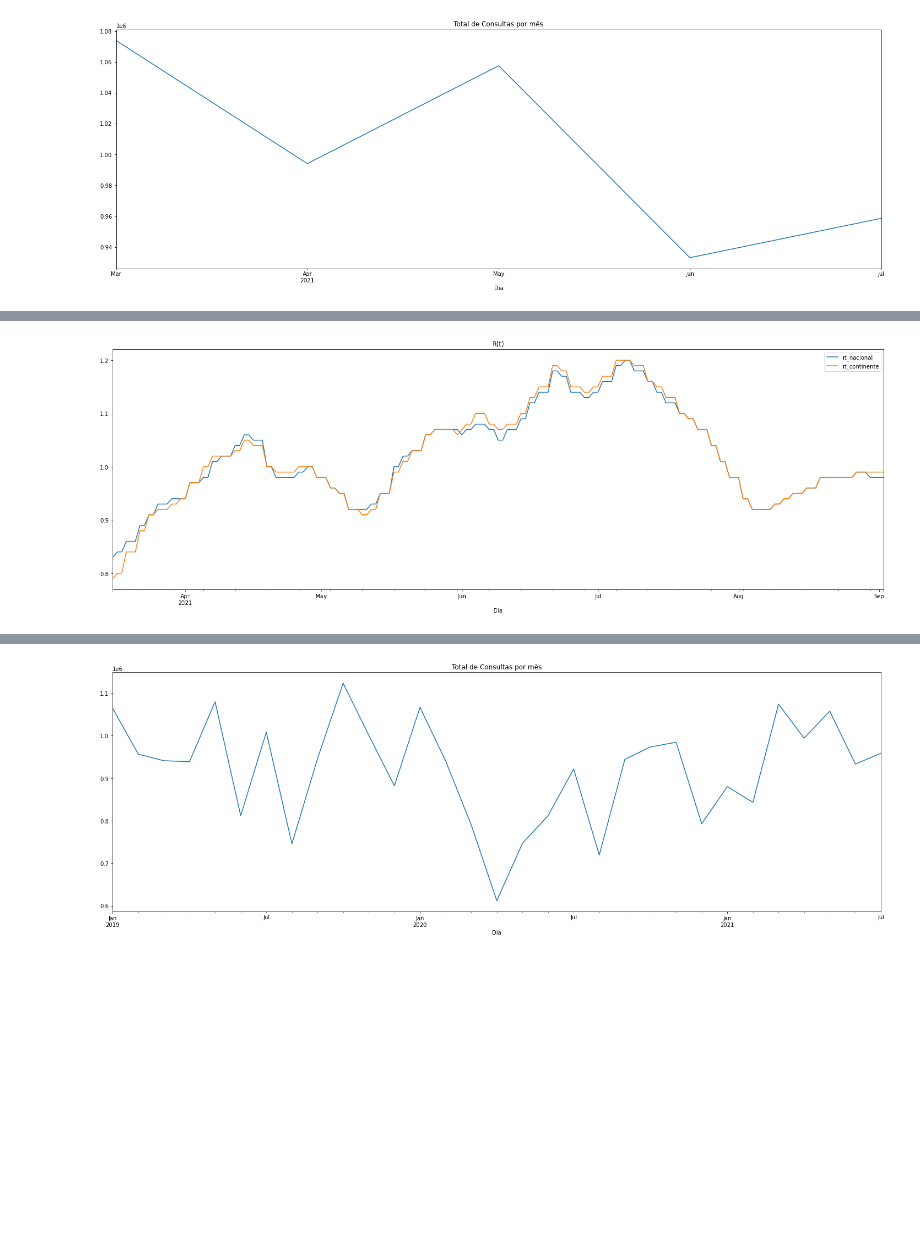
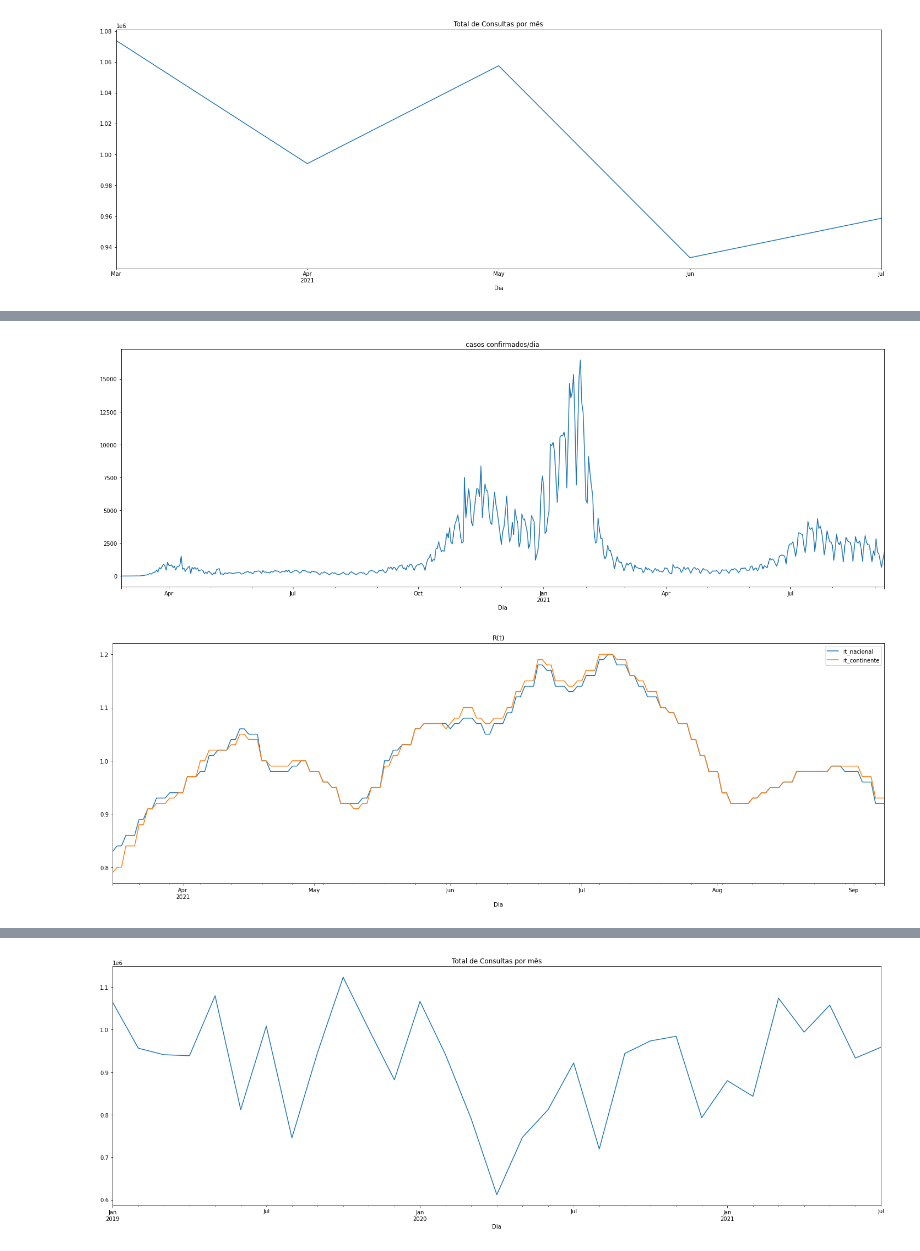
Before and after one commit to zevarela/dssg, a Jupyter notebook: Tutorial_DSSG_2021-06.ipynb, the cells around one changed output, grey strips where cells are left out. Saved outputs shown, nothing was run; the diff lists cells and outputs as text; code cells hidden in the pictures; blank space fills up the shorter version.

Commit message:
Add plots - # confirmados vs # consultas

```diff
--- a/Tutorial_DSSG_2021-06.ipynb
+++ b/Tutorial_DSSG_2021-06.ipynb
@@ -314,8 +320,12 @@ total_mensal.loc[[d.replace(day=1) for d in total_mensal.index if d >= after_rt_
+# %%
+# confirmados por dia
+# df_covid.loc[after_rt_inception, "confirmados"].diff().plot(title="casos confirmados/dia", figsize=(25,8));
+df_covid.loc[:, "confirmados"].diff().plot(title="casos confirmados/dia", figsize=(25,8));
+# %% [output]
+[figure, added]
 # %%
-rt_cols = [c for c in df_covid.columns if re.match(r"^rt", c)]
-after_rt_inception = [d for d in df_covid.index if d > datetime.strptime('2021-03-15', '%Y-%m-%d')]
-
 # R(t) por dia
+rt_cols = [c for c in df_covid.columns if re.match(r"^rt", c)] # ['rt_nacional', 'rt_continente']
 df_covid.loc[after_rt_inception, rt_cols].plot(title="R(t)", figsize=(25,8));
 # %% [output]
-[figure, old version]
+[figure, new version]
```
Also changed, not shown: parts of 9 cells of this notebook.
